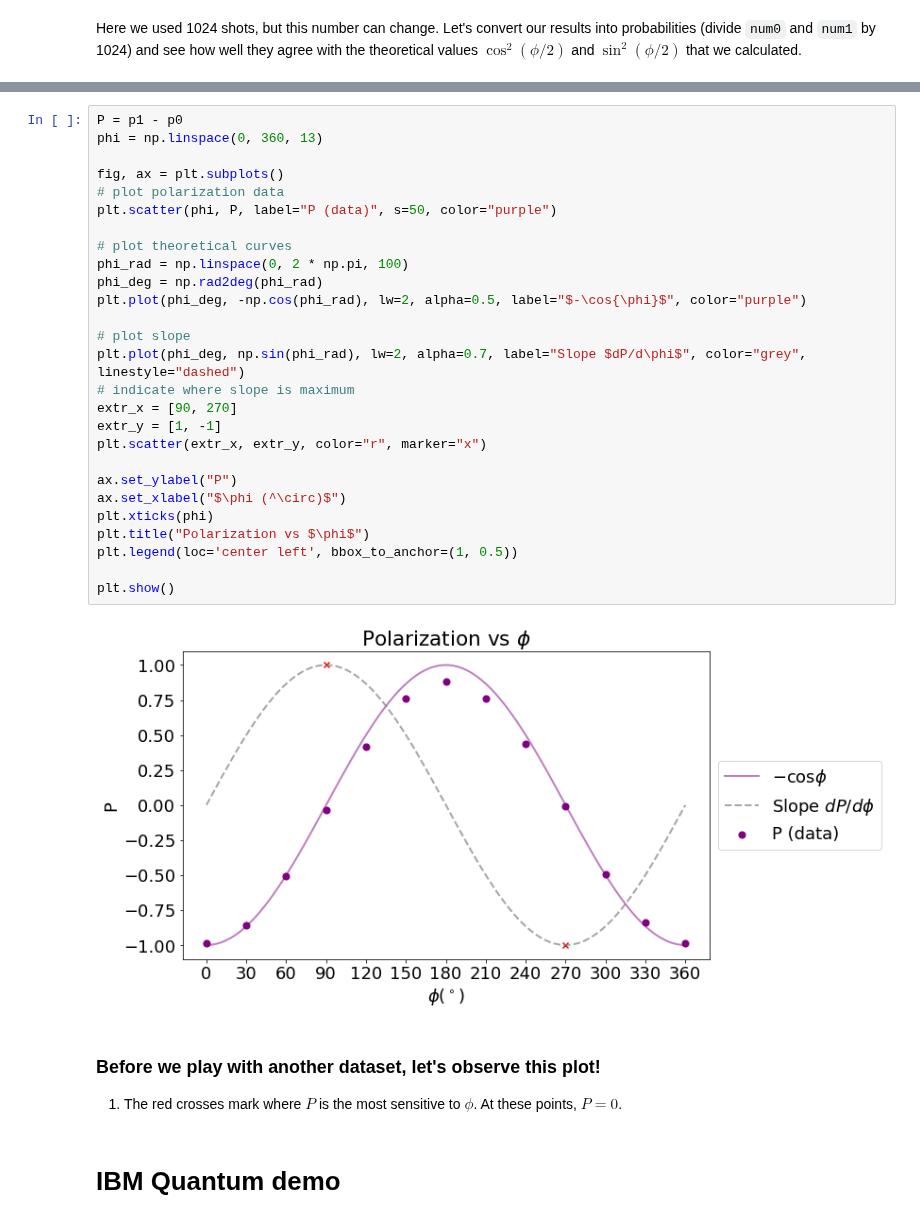
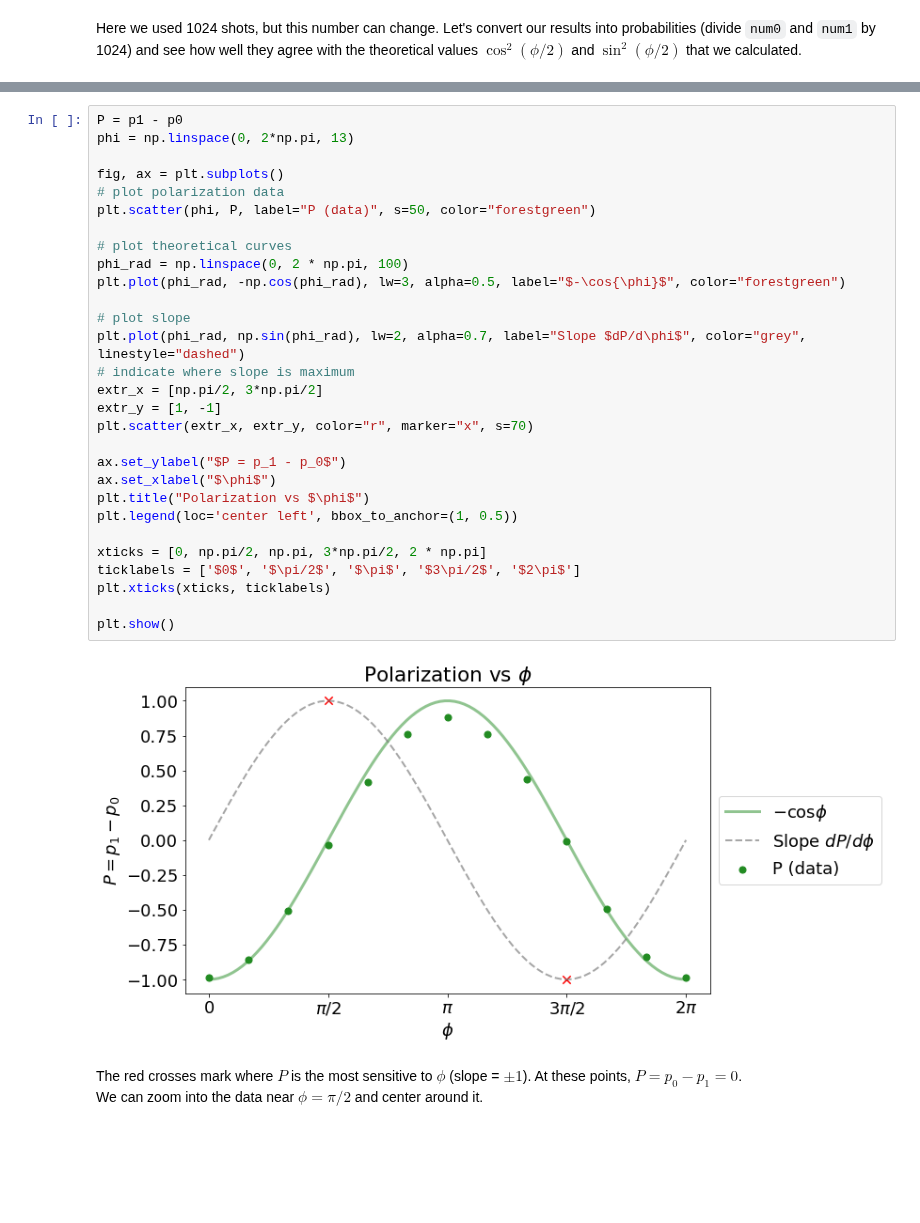
Before and after one commit to tinatn29/LIGO-code, a Jupyter notebook: SPLASH_demo.ipynb, the cells around one changed output, grey strips where cells are left out. Cells and saved outputs as stored; diff of their text form; blank space fills up the shorter version.

Commit message:
a working dry demo from data

```diff
--- a/SPLASH_demo.ipynb
+++ b/SPLASH_demo.ipynb
@@ -94,34 +102,34 @@ Similar to previously, we can plot the polarization vs $\phi$. We also plot the
 # %%
 P = p1 - p0
-phi = np.linspace(0, 360, 13)
+phi = np.linspace(0, 2*np.pi, 13)
 
 fig, ax = plt.subplots()
 # plot polarization data
-plt.scatter(phi, P, label="P (data)", s=50, color="purple")
+plt.scatter(phi, P, label="P (data)", s=50, color="forestgreen")
 
 # plot theoretical curves
 phi_rad = np.linspace(0, 2 * np.pi, 100)
-phi_deg = np.rad2deg(phi_rad)
-plt.plot(phi_deg, -np.cos(phi_rad), lw=2, alpha=0.5, label="$-\cos{\phi}$", color="purple")
+plt.plot(phi_rad, -np.cos(phi_rad), lw=3, alpha=0.5, label="$-\cos{\phi}$", color="forestgreen")
 
 # plot slope
-plt.plot(phi_deg, np.sin(phi_rad), lw=2, alpha=0.7, label="Slope $dP/d\phi$", color="grey", linestyle="dashed")
+plt.plot(phi_rad, np.sin(phi_rad), lw=2, alpha=0.7, label="Slope $dP/d\phi$", color="grey", linestyle="dashed")
 # indicate where slope is maximum
-extr_x = [90, 270]
+extr_x = [np.pi/2, 3*np.pi/2]
 extr_y = [1, -1]
-plt.scatter(extr_x, extr_y, color="r", marker="x")
+plt.scatter(extr_x, extr_y, color="r", marker="x", s=70)
 
-ax.set_ylabel("P")
-ax.set_xlabel("$\phi (^\circ)$")
-plt.xticks(phi)
+ax.set_ylabel("$P = p_1 - p_0$")
+ax.set_xlabel("$\phi$")
 plt.title("Polarization vs $\phi$")
 plt.legend(loc='center left', bbox_to_anchor=(1, 0.5))
 
+xticks = [0, np.pi/2, np.pi, 3*np.pi/2, 2 * np.pi]
+ticklabels = ['$0$', '$\pi/2$', '$\pi$', '$3\pi/2$', '$2\pi$']
+plt.xticks(xticks, ticklabels)
+
 plt.show()
 # %% [output]
-[figure, old version]
+[figure, new version]
 # %% [markdown]
-### Before we play with another dataset, let's observe this plot!
-1. The red crosses mark where $P$ is the most sensitive to $\phi$. At these points, $P=0$.
+The red crosses mark where $P$ is the most sensitive to $\phi$ (slope = $\pm1$). At these points, $P=p_0-p_1=0$. <br>
+We can zoom into the data near $\phi = \pi/2$ and center around it.
-# %% [markdown]
-# IBM Quantum demo
```
Also changed, not shown: parts of 18 cells of this notebook.
